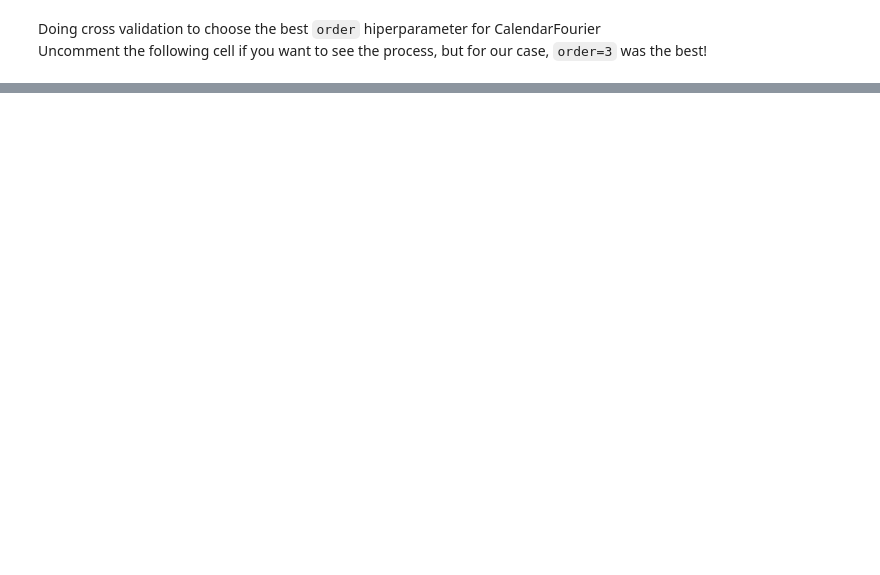
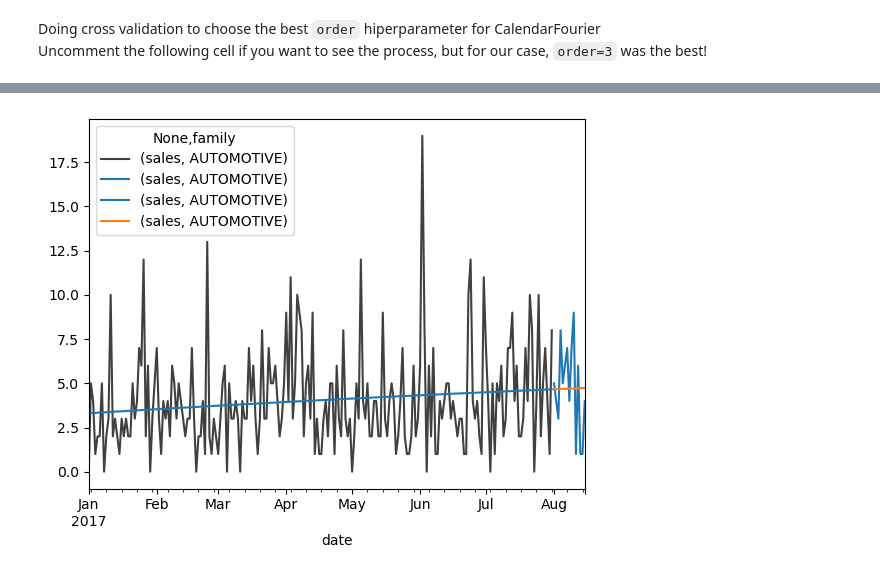
Before and after one commit to edmar-bevilaqua/data_science, a Jupyter notebook: Projects/Kaggle/Store Sales - Time Series Forecasting/store_sales.ipynb, the cells around one changed output, grey strips where cells are left out. Cells and saved outputs as stored; diff of their text form; code cells hidden in the pictures; blank space fills up the shorter version.

```diff
--- a/Projects/Kaggle/Store Sales - Time Series Forecasting/store_sales.ipynb
+++ b/Projects/Kaggle/Store Sales - Time Series Forecasting/store_sales.ipynb
@@ -1080,0 +899,4 @@ submission.to_csv('submission.csv', index=False)
+# %%
+sales = sales.drop('id', axis=1).set_index(['store_nbr', 'family', 'date'])
+y = sales.drop('onpromotion', axis=1)
+sales
@@ -1080,0 +918,4 @@ submission.to_csv('submission.csv', index=False)
+# %%
+y = y.unstack(['family'])
+y = y.reset_index('store_nbr', drop=True)
+y.head()
@@ -1080,0 +931,12 @@ submission.to_csv('submission.csv', index=False)
+# %%
+from statsmodels.tsa.deterministic import DeterministicProcess
+
+dp = DeterministicProcess(
+    index=y.index,
+    constant=True,
+    order=2,
+    drop=True
+)
+# %%
+X = dp.in_sample()
+X.head()
@@ -1080,0 +951,34 @@ submission.to_csv('submission.csv', index=False)
+# %%
+from sklearn.model_selection import train_test_split
+from sklearn.linear_model import LinearRegression
+import matplotlib.pyplot as plt
+
+# Splitting data for validation
+idx_train, idx_test = train_test_split(X.index, test_size=15, shuffle=False)
+
+X_train, X_test = X.loc[idx_train, :], X.loc[idx_test, :]
+y_train, y_test = y.loc[idx_train, :], y.loc[idx_test, :]
+
+# Training the model to capture trend
+model = LinearRegression(fit_intercept=False)
+model.fit(X_train, y_train)
+
+# Make predictions
+y_fit = pd.DataFrame(
+    model.predict(X_train),
+    index=y_train.index,
+    columns=y_train.columns,
+)
+y_pred = pd.DataFrame(
+    model.predict(X_test),
+    index=y_test.index,
+    columns=y_test.columns,
+)
+
+# Plot
+axs = y_train.plot(color='0.25', sharex=True)
+axs = y_fit.plot(color='C0', sharex=True, ax=axs)
+axs = y_test.plot(sharex=True, ax=axs)
+axs = y_pred.plot(sharex=True, ax=axs)
+# %% [output]
+[figure, added]
```
Also changed, not shown: parts of 29 cells of this notebook.
